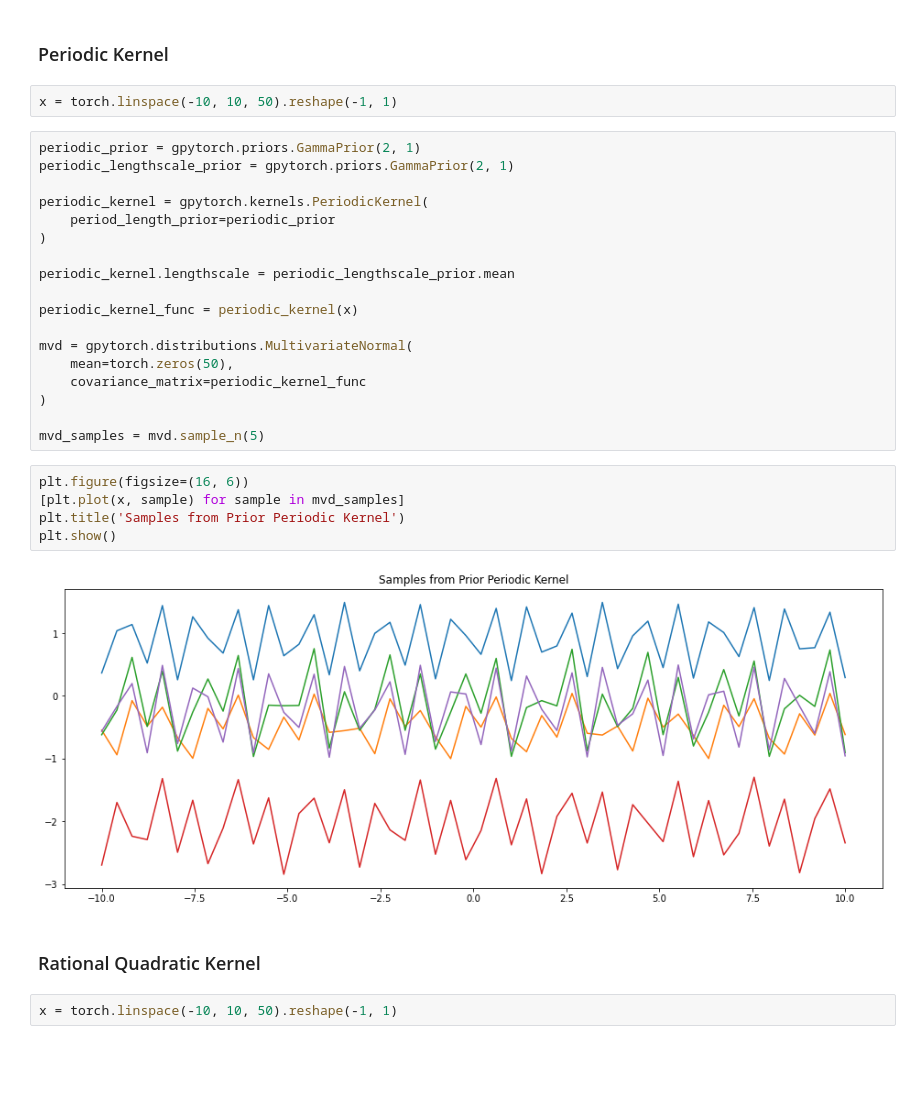
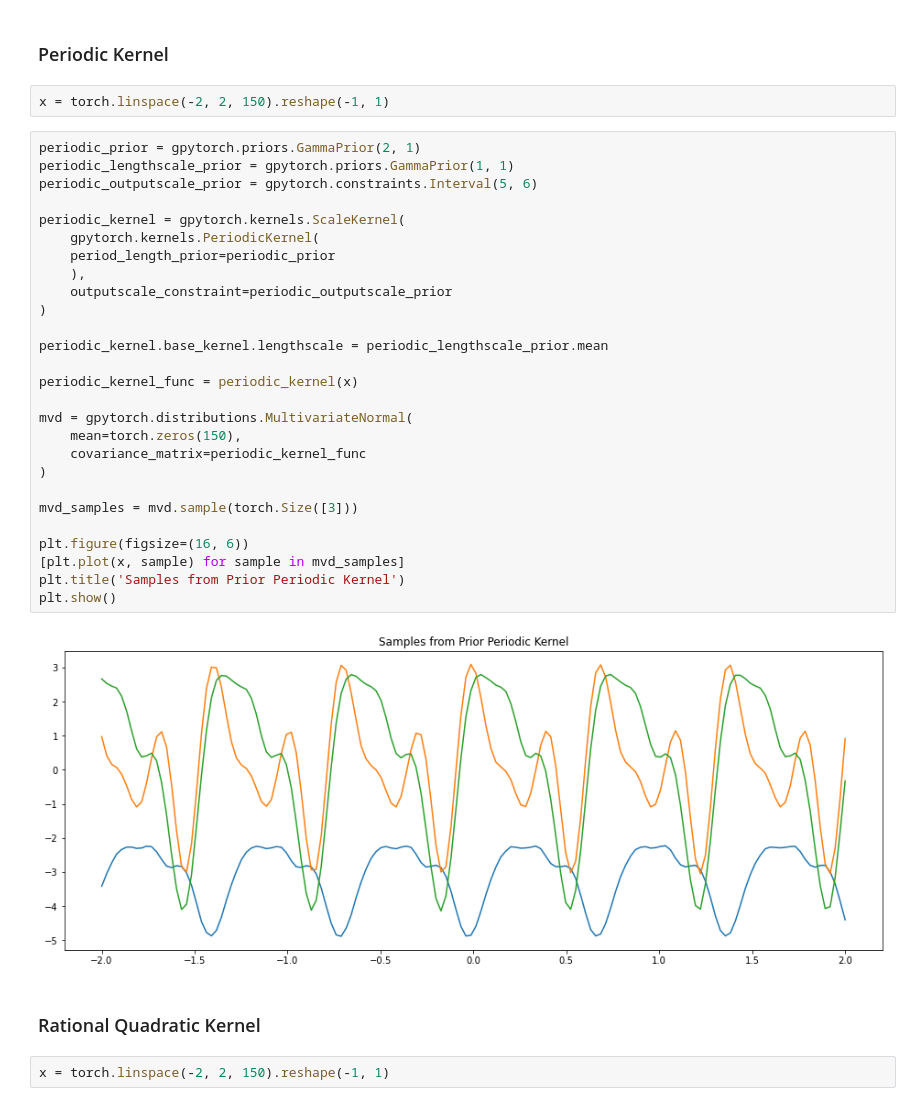
Before and after one commit to GStechschulte/energy-efficiency, a Jupyter notebook: models/gp_sample_prior_functions/sampling_prior_functions.ipynb, the cells around one changed output. Cells and saved outputs as stored; diff of their text form; blank space fills up the shorter version.

```diff
--- a/models/gp_sample_prior_functions/sampling_prior_functions.ipynb
+++ b/models/gp_sample_prior_functions/sampling_prior_functions.ipynb
@@ -28,33 +46,37 @@ plt.show()
 # %% [markdown]
 ### Periodic Kernel
 # %%
-x = torch.linspace(-10, 10, 50).reshape(-1, 1)
+x = torch.linspace(-2, 2, 150).reshape(-1, 1)
 # %%
 periodic_prior = gpytorch.priors.GammaPrior(2, 1)
-periodic_lengthscale_prior = gpytorch.priors.GammaPrior(2, 1)
+periodic_lengthscale_prior = gpytorch.priors.GammaPrior(1, 1)
+periodic_outputscale_prior = gpytorch.constraints.Interval(5, 6)
 
-periodic_kernel = gpytorch.kernels.PeriodicKernel(
+periodic_kernel = gpytorch.kernels.ScaleKernel(
+    gpytorch.kernels.PeriodicKernel(
     period_length_prior=periodic_prior
+    ),
+    outputscale_constraint=periodic_outputscale_prior
 )
 
-periodic_kernel.lengthscale = periodic_lengthscale_prior.mean
+periodic_kernel.base_kernel.lengthscale = periodic_lengthscale_prior.mean
 
 periodic_kernel_func = periodic_kernel(x)
 
 mvd = gpytorch.distributions.MultivariateNormal(
-    mean=torch.zeros(50),
+    mean=torch.zeros(150),
     covariance_matrix=periodic_kernel_func
 )
 
-mvd_samples = mvd.sample_n(5)
+mvd_samples = mvd.sample(torch.Size([3]))
+
+plt.figure(figsize=(16, 6))
+[plt.plot(x, sample) for sample in mvd_samples]
+plt.title('Samples from Prior Periodic Kernel')
+plt.show()
+# %% [output]
+[figure, added]
-# %%
-plt.figure(figsize=(16, 6))
-[plt.plot(x, sample) for sample in mvd_samples]
-plt.title('Samples from Prior Periodic Kernel')
-plt.show()
-# %% [output]
-[figure, removed]
 # %% [markdown]
 ### Rational Quadratic Kernel
 # %%
-x = torch.linspace(-10, 10, 50).reshape(-1, 1)
+x = torch.linspace(-2, 2, 150).reshape(-1, 1)
```
Also changed, not shown: parts of 16 cells of this notebook, 18 other files.
